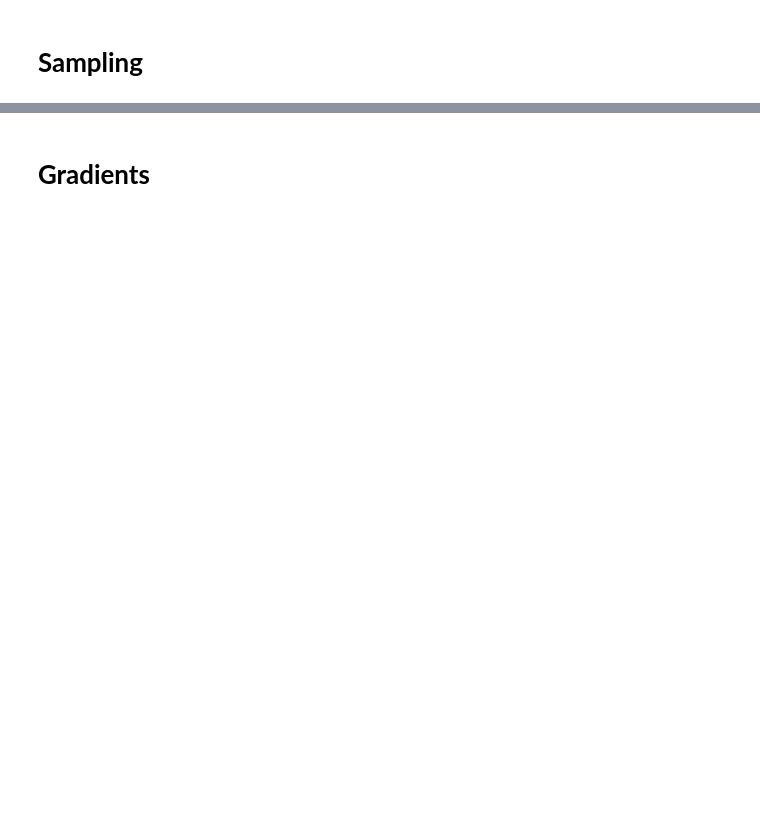
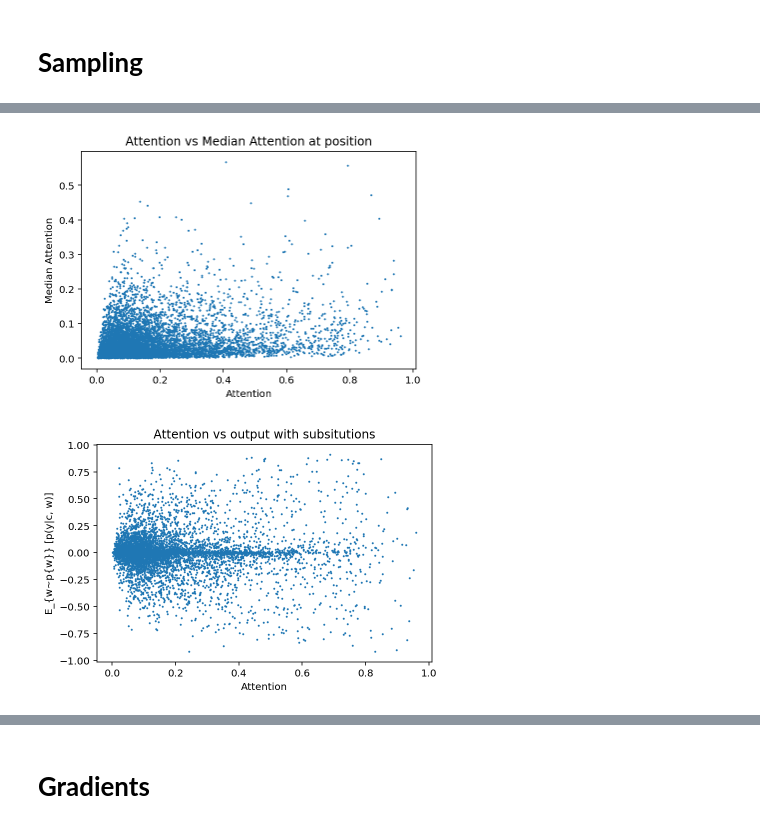
Before and after one commit to successar/AttentionExplanation, a Jupyter notebook: Attn_SST.ipynb, the cells around one changed output, grey strips where cells are left out. Saved outputs shown, nothing was run; the diff lists cells and outputs as text; code cells hidden in the pictures; blank space fills up the shorter version.

```diff
--- a/Attn_SST.ipynb
+++ b/Attn_SST.ipynb
@@ -188,7 +186,10 @@ pickle.dump(sampled_output, open(model.dirname + '/sampled.p', 'wb'))
 # %%
 sampled_output = pickle.load(open(model.dirname + '/sampled.p', 'rb'))
 # %%
-generate_medians_from_sampling_top(sampled_output, attn_hat, yt_hat)
+generate_medians_from_sampling_top(sampled_output, attn_hat, yt_hat, dirname=model.dirname)
+# %% [output]
+[figure, added]
+[figure, added]
 # %%
 distractors = get_distractors(sampled_output, attn_hat)
 print_few_distractors(vec, Xt, attn_hat, sampled_output, distractors)
```
Also changed, not shown: parts of 32 cells of this notebook, 9 other files.
